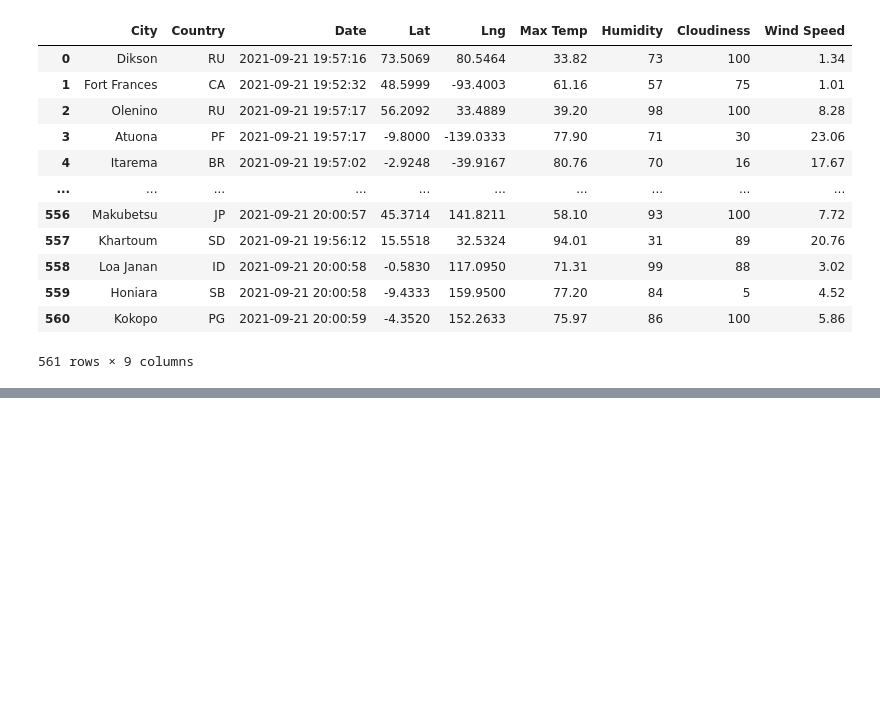
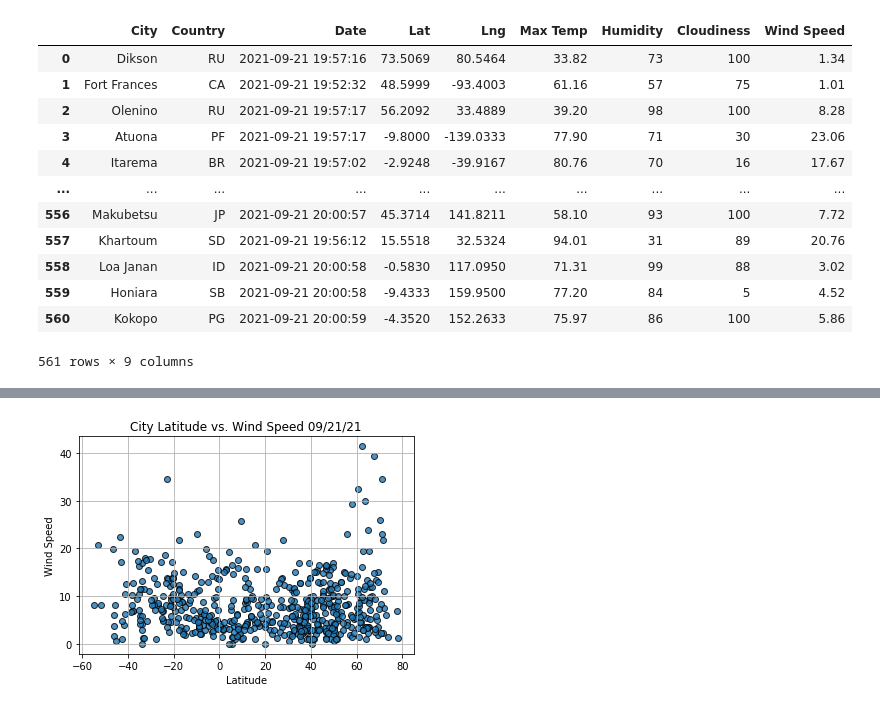
Before and after one commit to linnearice/world_weather_analysis, a Jupyter notebook: WeatherPy.ipynb, the cells around one changed output, grey strips where cells are left out. Saved outputs shown, nothing was run; the diff lists cells and outputs as text; code cells hidden in the pictures; blank space fills up the shorter version.

```diff
--- a/WeatherPy.ipynb
+++ b/WeatherPy.ipynb
@@ -161,0 +222,17 @@ city_data_df.to_csv(output_data_file, index_label="City_ID")
+# %%
+# Build the scatter plot for latitude vs. max temperature.
+plt.scatter(lats,wind_speed, edgecolor="black",linewidth=1,marker="o",alpha = .8,label="Cities")
+
+# Incorporate the other graph properties
+plt.title(f"City Latitude vs. Wind Speed "+ time.strftime("%x"))
+plt.ylabel("Wind Speed")
+plt.xlabel("Latitude")
+plt.grid(True)
+
+# Save the figure.
+plt.savefig("weather_data-Fig4-Wind Speed.png")
+
+# Show plot
+plt.show()
+# %% [output]
+[figure, added]
```
Also changed, not shown: parts of 4 cells of this notebook, 6 other files.
